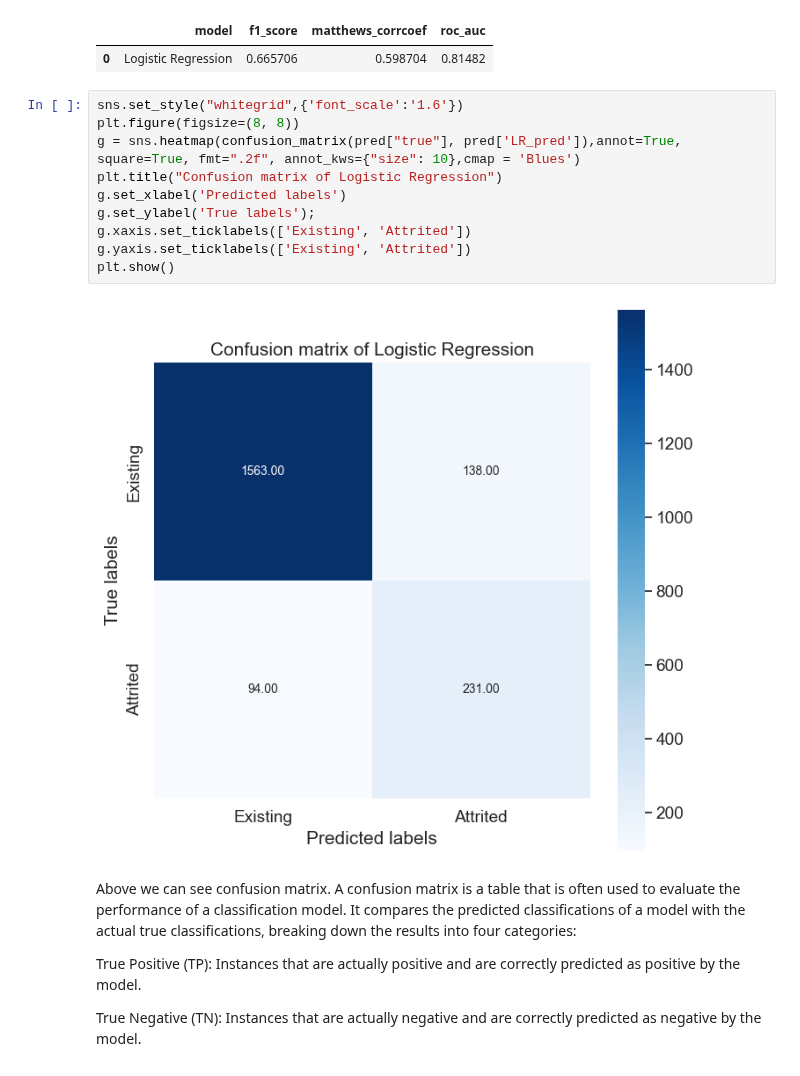
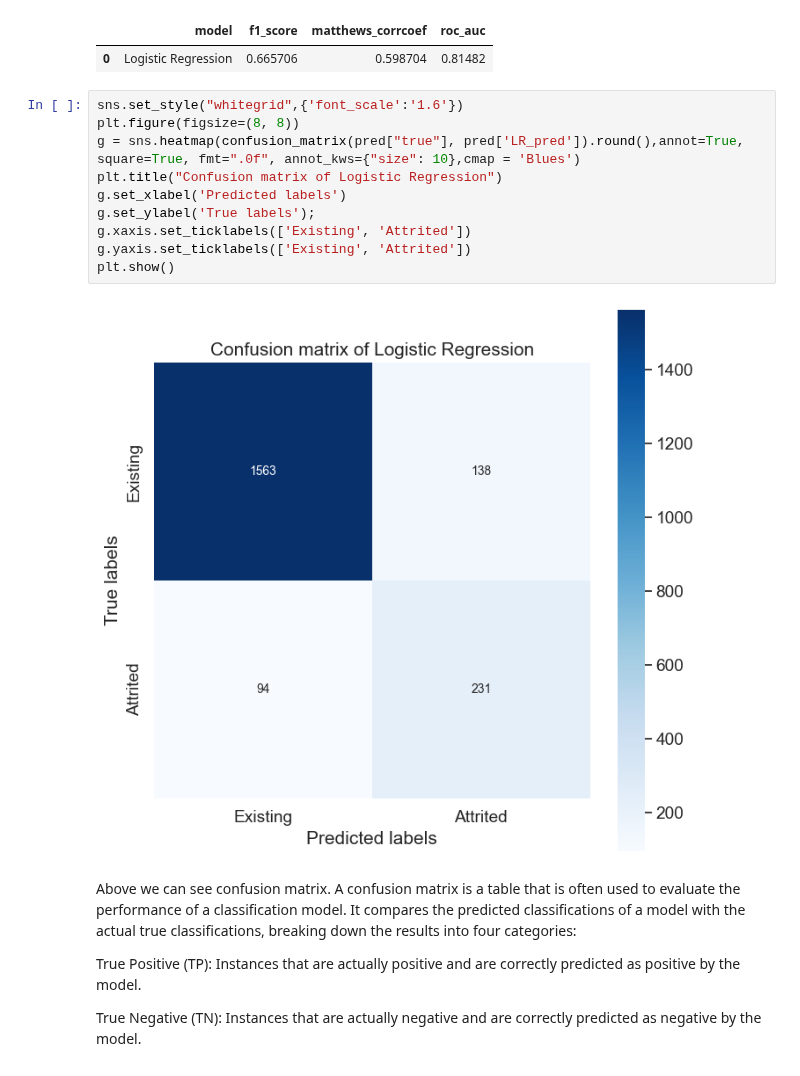
Before and after one commit to kasiadybcio/Credit_card, a Jupyter notebook: notebooks/4.summary.ipynb, the cells around one changed output. Drawn from its saved outputs; the diff is of its cells as text.

Commit message:
added plots

```diff
--- a/notebooks/4.summary.ipynb
+++ b/notebooks/4.summary.ipynb
@@ -147,15 +147,15 @@ pd.DataFrame(scores('Logistic Regression',y_test,pred['LR_pred']))
 # %%
 sns.set_style("whitegrid",{'font_scale':'1.6'})
 plt.figure(figsize=(8, 8))
-g = sns.heatmap(confusion_matrix(pred["true"], pred['LR_pred']),annot=True, square=True, fmt=".2f", annot_kws={"size": 10},cmap = 'Blues')
+g = sns.heatmap(confusion_matrix(pred["true"], pred['LR_pred']).round(),annot=True, square=True, fmt=".0f", annot_kws={"size": 10},cmap = 'Blues')
 plt.title("Confusion matrix of Logistic Regression")
 g.set_xlabel('Predicted labels')
 g.set_ylabel('True labels');
 g.xaxis.set_ticklabels(['Existing', 'Attrited'])
 g.yaxis.set_ticklabels(['Existing', 'Attrited'])
 plt.show()
 # %% [output]
-[figure, old version]
+[figure, new version]
 # %% [markdown]
 Above we can see confusion matrix.
 A confusion matrix is a table that is often used to evaluate the performance of a classification model. It compares the predicted classifications of a model with the actual true classifications, breaking down the results into four categories:
```
Also changed, not shown: parts of 7 cells of this notebook.
